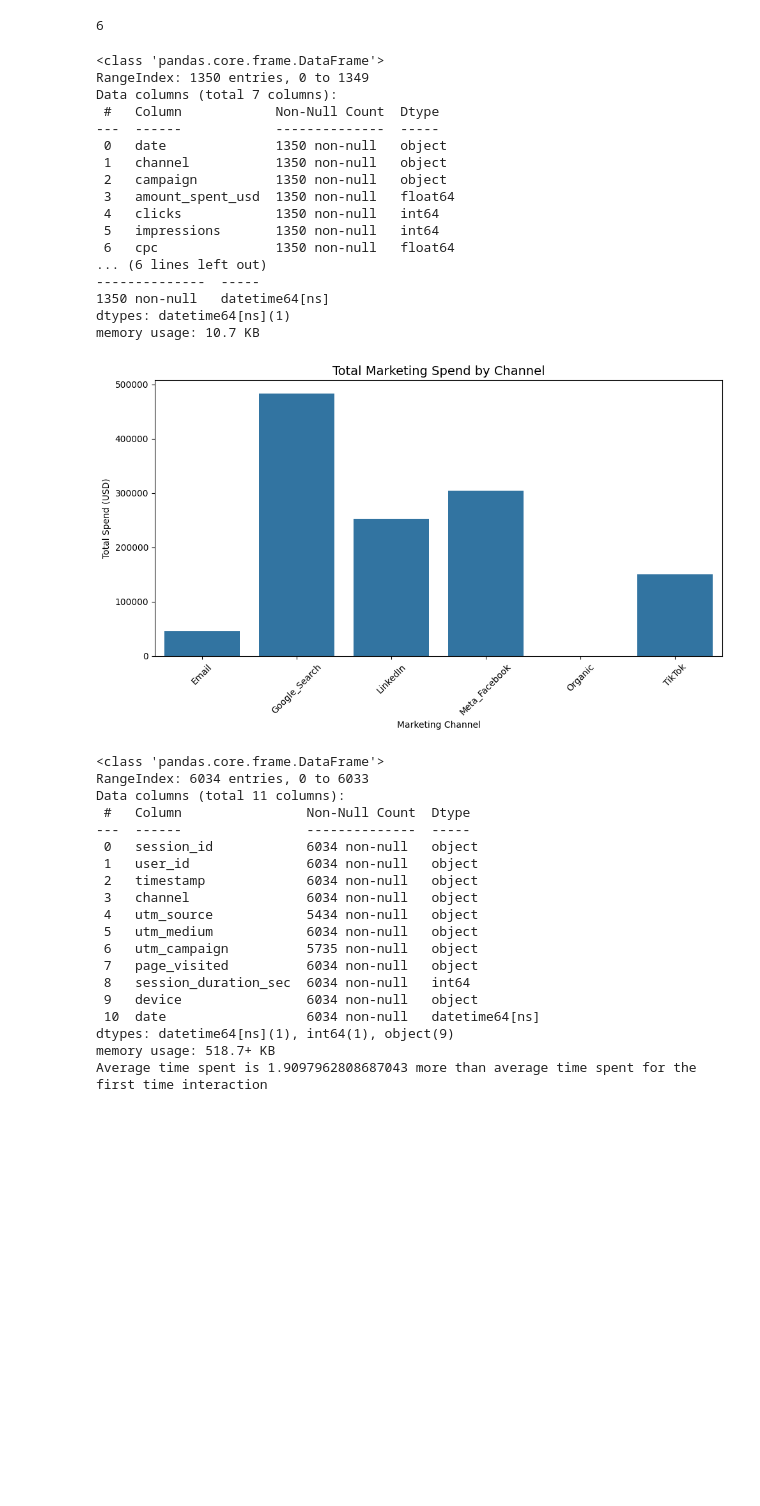
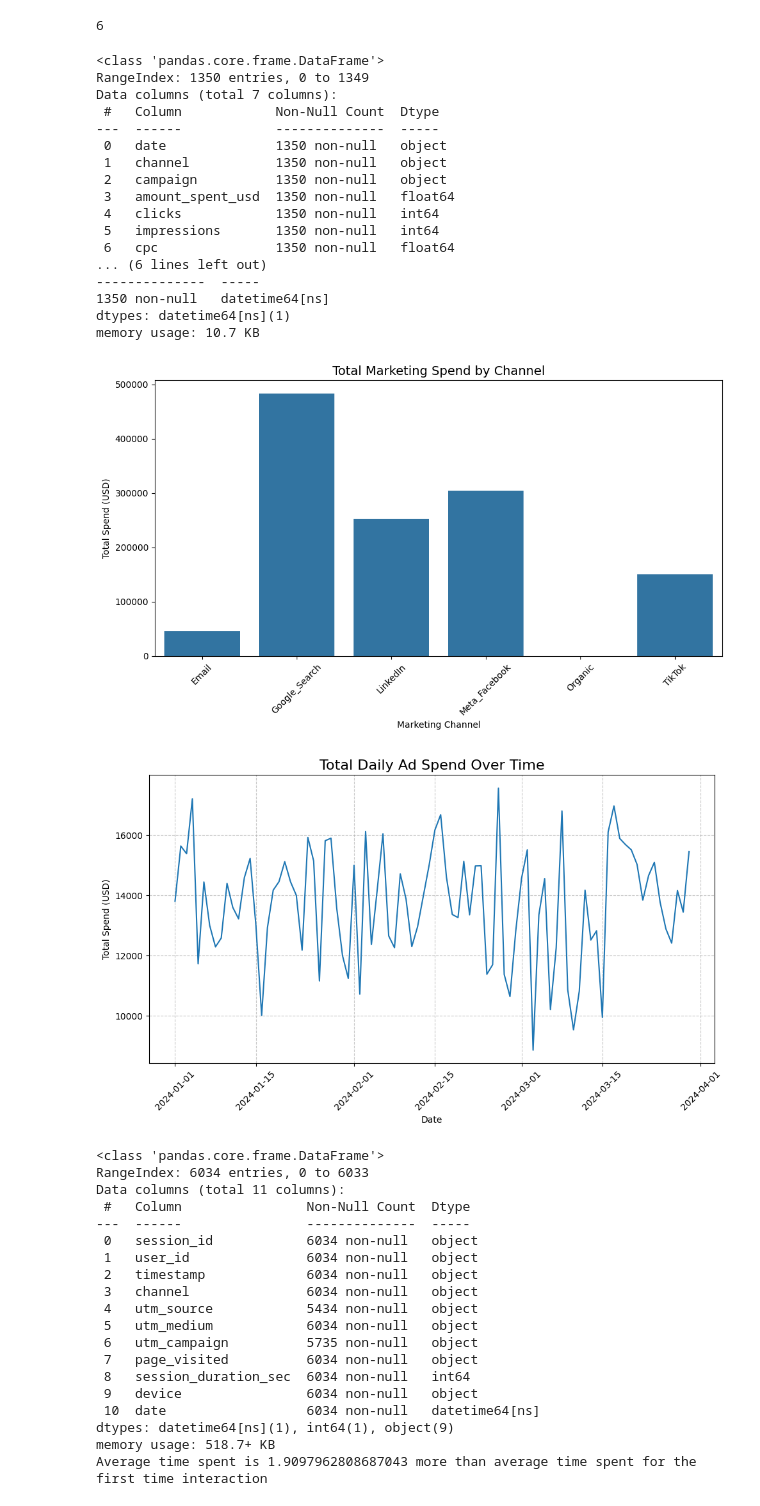
Before and after one commit to banerjee109/Infotact-Data-Team-2, a Jupyter notebook: Assignmenet_1_Roughbook.ipynb, the cells around one changed output. Cells and saved outputs as stored; diff of their text form; code cells hidden in the pictures; blank space fills up the shorter version.

Commit message:
Created barplot for daily spend in ad_spend_df.

```diff
--- a/Assignmenet_1_Roughbook.ipynb
+++ b/Assignmenet_1_Roughbook.ipynb
@@ -294,33 +294,45 @@ ad_spend_df.groupby("campaign")["impressions"].sum().sort_values(ascending=False
 ad_spend_df.groupby("channel")["impressions"].sum().sort_values(ascending=False).reset_index()
 ##VISUALISATIONS
 channel_spend = ad_spend_df.groupby("channel")["amount_spent_usd"].sum().reset_index()
 plt.figure(figsize=(10,6))
 sns.barplot(data =channel_spend,x="channel",y="amount_spent_usd")
 plt.title("Total Marketing Spend by Channel", fontsize=14)
 plt.xlabel("Marketing Channel")
 plt.ylabel("Total Spend (USD)")
 plt.xticks(rotation=45)
 plt.tight_layout()
 plt.show()
+
+daily_spend = ad_spend_df.groupby('date')['amount_spent_usd'].sum().reset_index()
+plt.figure(figsize=(10, 6))
+sns.lineplot(x='date', y='amount_spent_usd', data=daily_spend)
+plt.title('Total Daily Ad Spend Over Time', fontsize=16)
+plt.xlabel('Date')
+plt.ylabel('Total Spend (USD)')
+plt.grid(True, linestyle='--', alpha=0.7)
+plt.xticks(rotation=45)
+plt.tight_layout()
+plt.show()
 # %% [output]
 <class 'pandas.core.frame.DataFrame'>
 RangeIndex: 1350 entries, 0 to 1349
 Data columns (total 7 columns):
  #   Column            Non-Null Count  Dtype
 ---  ------            --------------  -----
  0   date              1350 non-null   object
  1   channel           1350 non-null   object
  2   campaign          1350 non-null   object
  3   amount_spent_usd  1350 non-null   float64
  4   clicks            1350 non-null   int64
  5   impressions       1350 non-null   int64
  6   cpc               1350 non-null   float64
 ... (6 lines left out)
 --------------  -----
 1350 non-null   datetime64[ns]
 dtypes: datetime64[ns](1)
 memory usage: 10.7 KB
 [figure]
+[figure, added]
 # %%
 import pandas as pd
 import numpy as np
```
